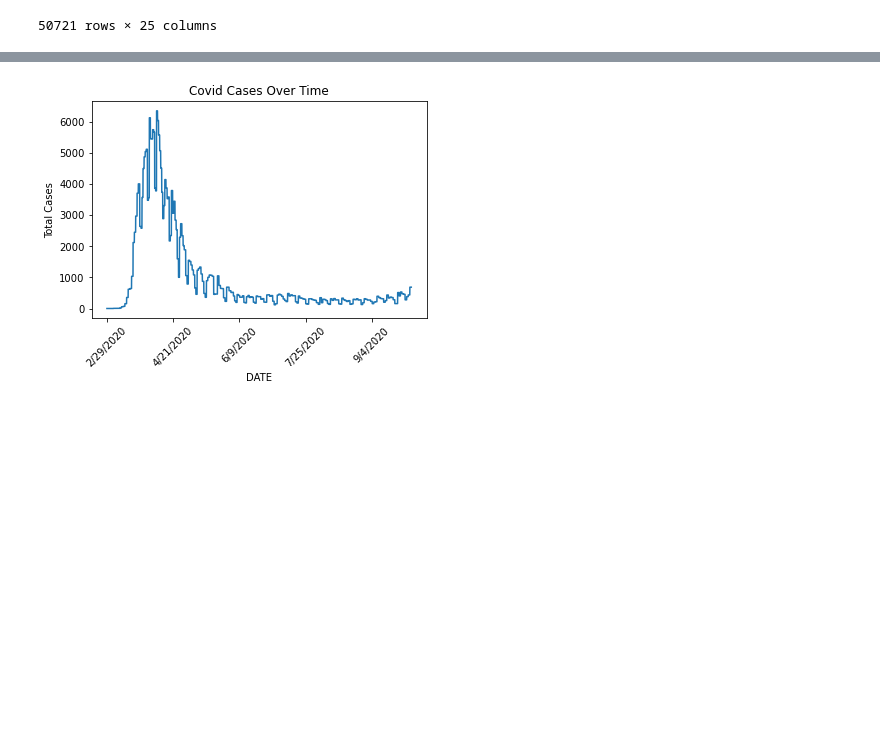
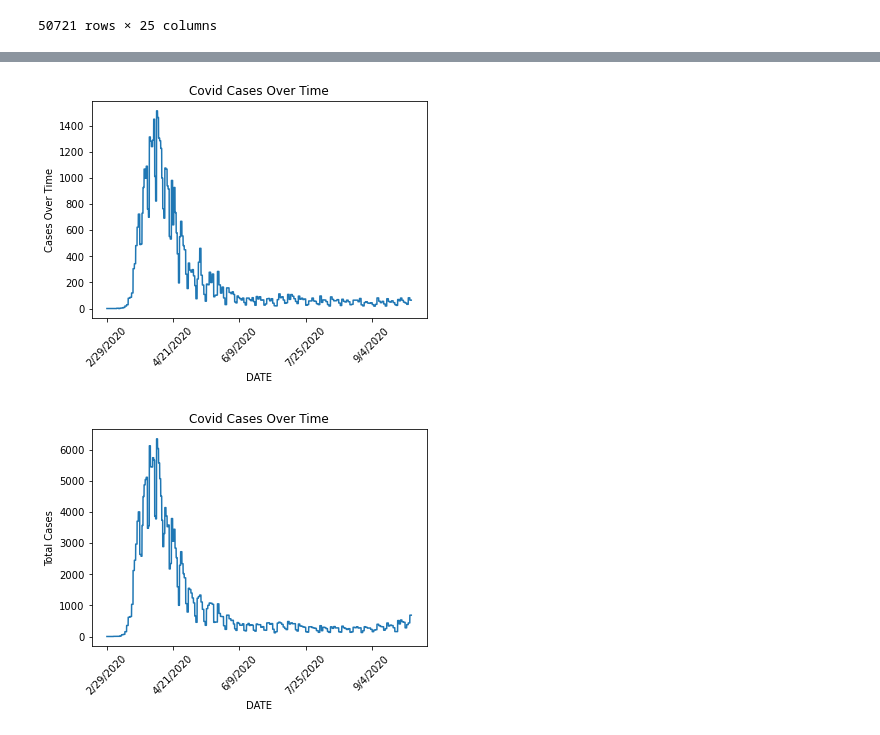
Before and after one commit to canamasc/Covid-Trends-VS-ATL-Crime, a Jupyter notebook: NYC_Crime_COVID.ipynb, the cells around one changed output, grey strips where cells are left out. Saved outputs shown, nothing was run; the diff lists cells and outputs as text; code cells hidden in the pictures; blank space fills up the shorter version.

```diff
--- a/NYC_Crime_COVID.ipynb
+++ b/NYC_Crime_COVID.ipynb
@@ -413,8 +414,11 @@ print(crime_distib)
 # %%
 plot = NYC_df.plot.line(x='DATE', y='BX_CASE_COUNT',
                             title='Covid Cases Over Time',
-                            ylabel = 'Total Cases', legend=False, rot=45)
+                            legend=False, rot=45)
+plt.ylabel("Cases Over Time")
 plt.savefig("BX_COVID_Over_Time.png")
+# %% [output]
+[figure, added]
 # %%
 plot = NYC_df.plot.line(x='DATE', y='CASE_COUNT',
                             title='Covid Cases Over Time',
```
Also changed, not shown: parts of 18 cells of this notebook, 12 other files.
